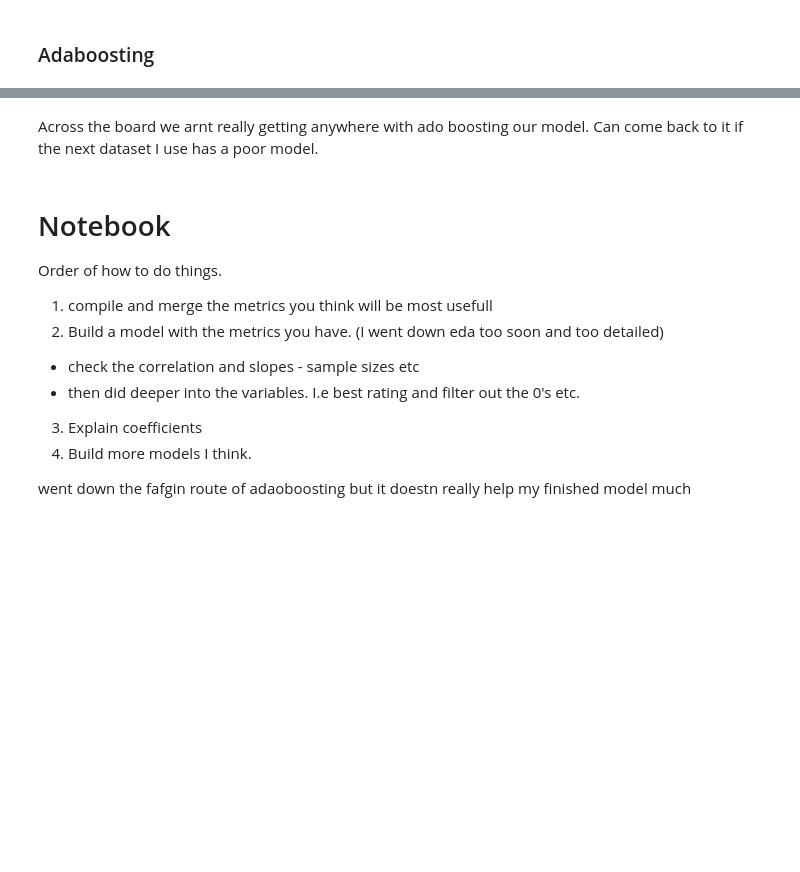
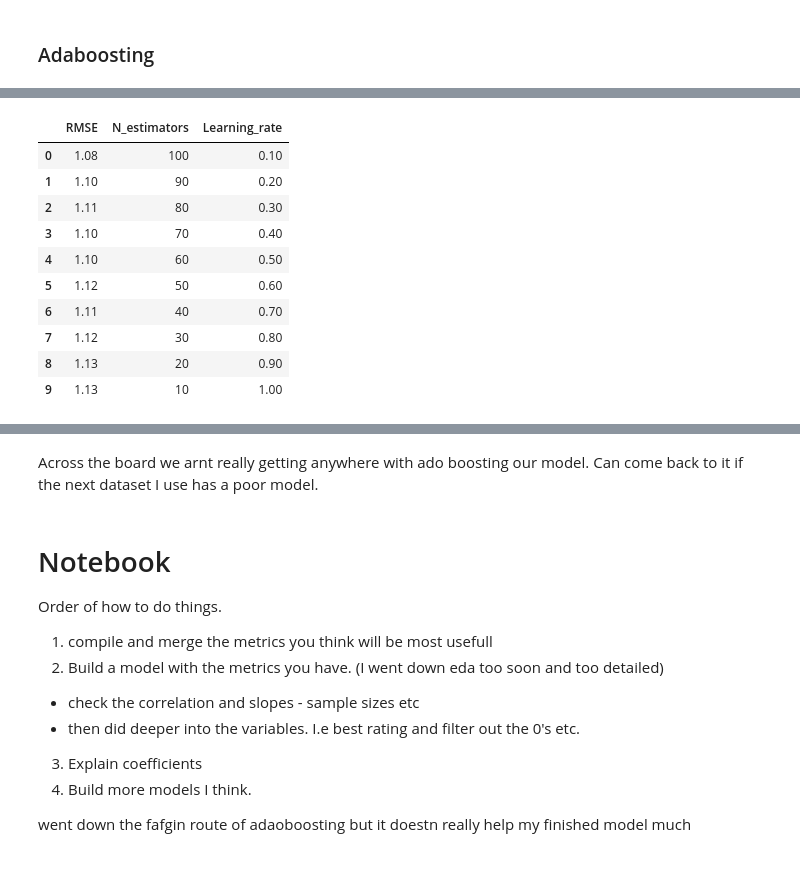
Before and after one commit to smkirwan77/mares_sales, a Jupyter notebook: tatts_dec_23_model.ipynb, the cells around one changed output, grey strips where cells are left out. Cells and saved outputs as stored; diff of their text form; code cells hidden in the pictures; blank space fills up the shorter version.

```diff
--- a/tatts_dec_23_model.ipynb
+++ b/tatts_dec_23_model.ipynb
@@ -754,3 +1252,39 @@ rmse
+# %%
+ ##experimenting with different amount of estimators and learning rate. As there is a trade off between the 2 as I increase the learning rate I will decrease the amount of estimators.
+RMSE = {}
+RSQ = {}
+for i,j in zip(np.linspace(10,100,10, dtype = int)[::-1], np.linspace(0.1,1,10)): #creates a for loop that iterates over 2 arrays of numbers. the 2nd arrays order is reversed by [::-1]
+  # Build and fit an AdaBoost regressor
+  reg_ada = AdaBoostRegressor(n_estimators= i, learning_rate = j, random_state=500) #dropped the learning rate down to 0.01 and increased the amount of estimators.
+  reg_ada.fit(X_train, y_train)
+
+  # Calculate the predictions on the test set
+  pred = reg_ada.predict(X_test)
+
+  # Evaluate the performance using the RMSE
+  rmse = np.sqrt(mean_squared_error(y_test, pred))
+  r_squared = reg_ada.score(X_test, y_test)
+
+  RMSE[rmse] = [i,j]
+  RSQ[r_squared] = [i,j]
+  #print('RMSE: {:.3f}'.format(rmse))
+
+col = ['RMSE','N_estimators', 'Learning_rate'] #setting the columns for the dataframe that we are going to covert the dictionary into.
+rmse = pd.DataFrame.from_dict(RMSE, orient='index').reset_index()
+rmse = rmse.set_axis(col, axis = 1)#hasnt worked
+rmse
+# %% [output]
+|  | RMSE | N_estimators | Learning_rate |
+| 0 | 1.08 | 100 | 0.10 |
+| 1 | 1.10 | 90 | 0.20 |
+| 2 | 1.11 | 80 | 0.30 |
+| 3 | 1.10 | 70 | 0.40 |
+| 4 | 1.10 | 60 | 0.50 |
+| 5 | 1.12 | 50 | 0.60 |
+| 6 | 1.11 | 40 | 0.70 |
+| 7 | 1.12 | 30 | 0.80 |
+| 8 | 1.13 | 20 | 0.90 |
+| 9 | 1.13 | 10 | 1.00 |
 # %%
 col = ['r_squared','N_estimators', 'Learning_rate'] #setting the columns for the dataframe that we are going to covert the dictionary into.
 rsq_df = pd.DataFrame.from_dict(RSQ, orient='index').reset_index()
```
Also changed, not shown: parts of 87 cells of this notebook.
